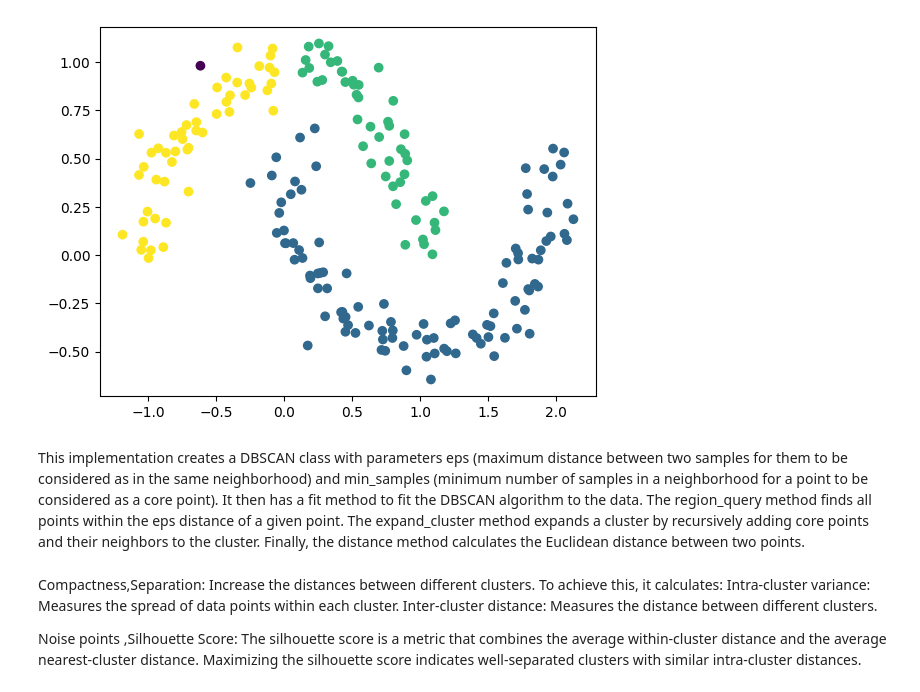
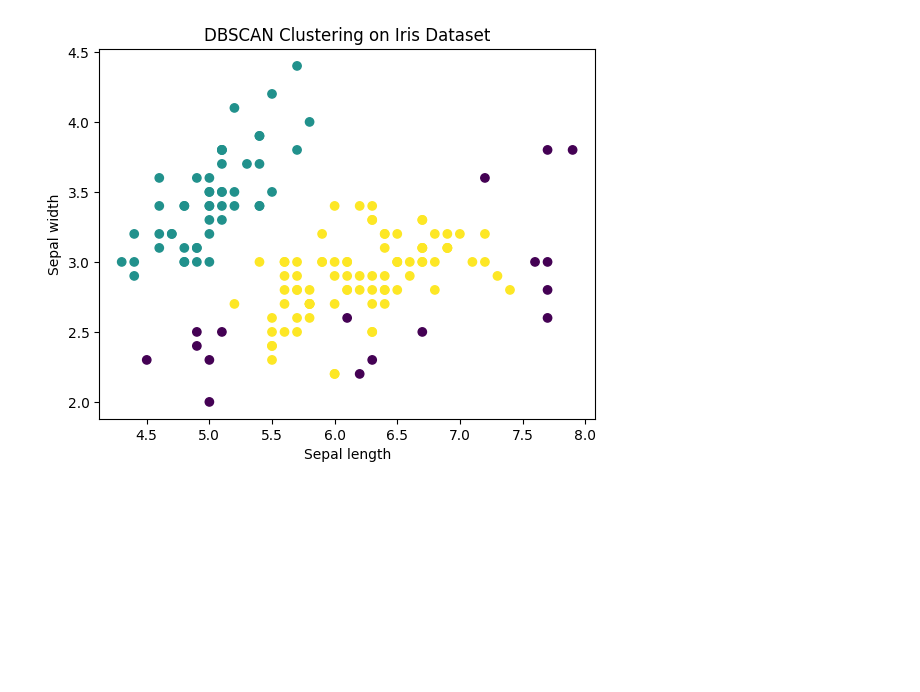
Before and after one commit to SarahKhader/DBSCAN, a Jupyter notebook: DBSCAN.ipynb, the cells around one changed output. Saved outputs shown, nothing was run; the diff lists cells and outputs as text; code cells hidden in the pictures; blank space fills up the shorter version.

```diff
--- a/DBSCAN.ipynb
+++ b/DBSCAN.ipynb
@@ -46,22 +53,24 @@ class DBSCAN:
     def distance(self, a, b):
         return sum((x - y) ** 2 for x, y in zip(a, b)) ** 0.5
 # %%
-# Example usage
-from sklearn.datasets import make_moons
+# Example usage - imports
+from sklearn.datasets import load_iris
+from sklearn.cluster import DBSCAN
 import matplotlib.pyplot as plt
 
-X, _ = make_moons(n_samples=200, noise=0.1)
-dbscan = DBSCAN(eps=0.2, min_samples=5)
-labels = dbscan.fit(X)
+# Load Iris dataset - I know Dr.Naela said it is a classification dataset but all recommendation online said to use it for clustering as a base dataset
+iris = load_iris()
+X = iris.data  # Feature matrix
 
+# Perform DBSCAN clustering
+dbscan = DBSCAN(eps=0.5, min_samples=5) # This is the best eps I found
+labels = dbscan.fit_predict(X)
+
+# Plot the clusters
 plt.scatter(X[:, 0], X[:, 1], c=labels, cmap='viridis')
+plt.xlabel('Sepal length')
+plt.ylabel('Sepal width')
+plt.title('DBSCAN Clustering on Iris Dataset')
 plt.show()
 # %% [output]
-[figure, old version]
+[figure, new version]
-# %% [markdown]
-This implementation creates a DBSCAN class with parameters eps (maximum distance between two samples for them to be considered as in the same neighborhood) and min_samples (minimum number of samples in a neighborhood for a point to be considered as a core point). It then has a fit method to fit the DBSCAN algorithm to the data. The region_query method finds all points within the eps distance of a given point. The expand_cluster method expands a cluster by recursively adding core points and their neighbors to the cluster. Finally, the distance method calculates the Euclidean distance between two points.
-# %% [markdown]
-Compactness,Separation: Increase the distances between different clusters. To achieve this, it calculates: Intra-cluster variance: Measures the spread of data points within each cluster. Inter-cluster distance: Measures the distance between different clusters.
-
-Noise points
-,Silhouette Score: The silhouette score is a metric that combines the average within-cluster distance and the average nearest-cluster distance. Maximizing the silhouette score indicates well-separated clusters with similar intra-cluster distances.
```
Also changed, not shown: parts of 1 cell of this notebook.
